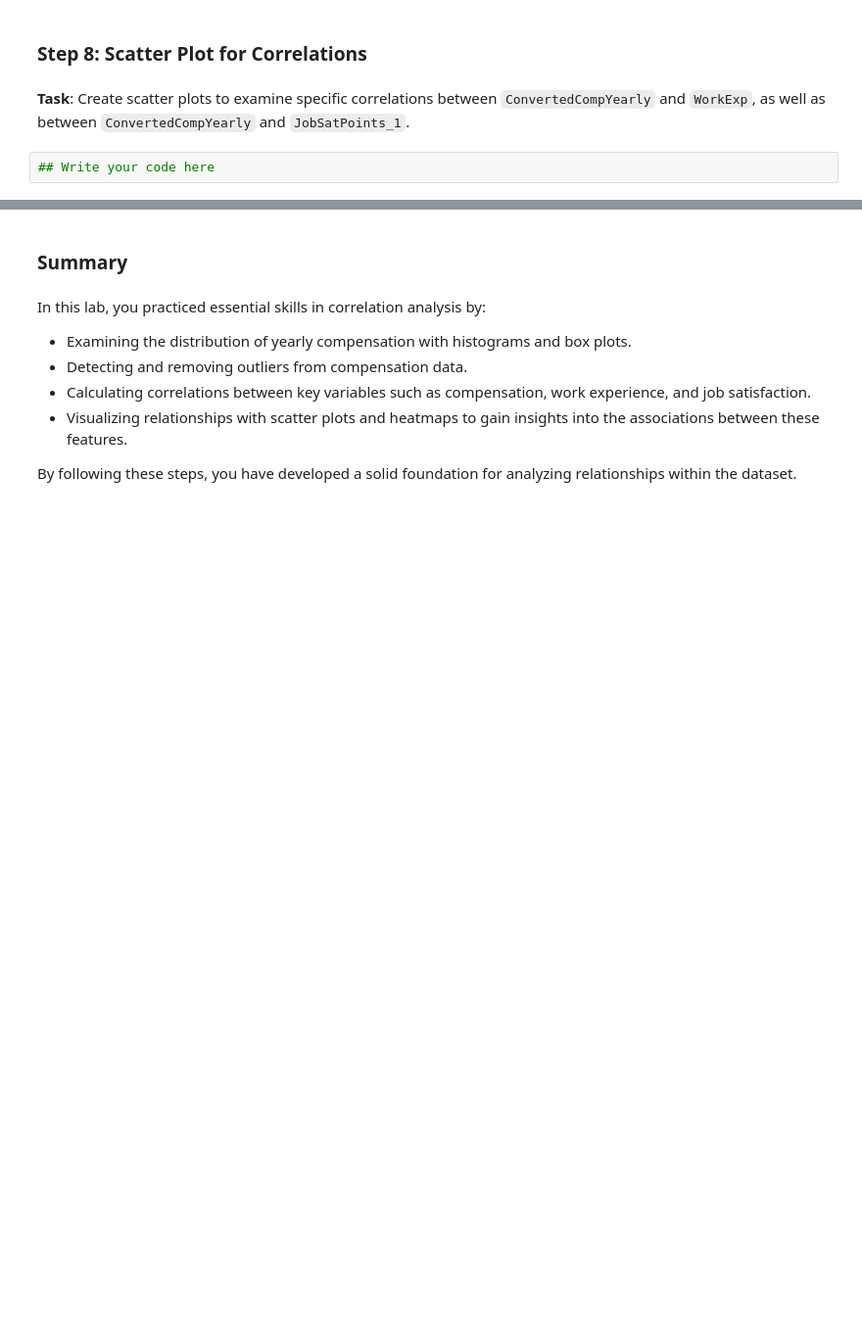
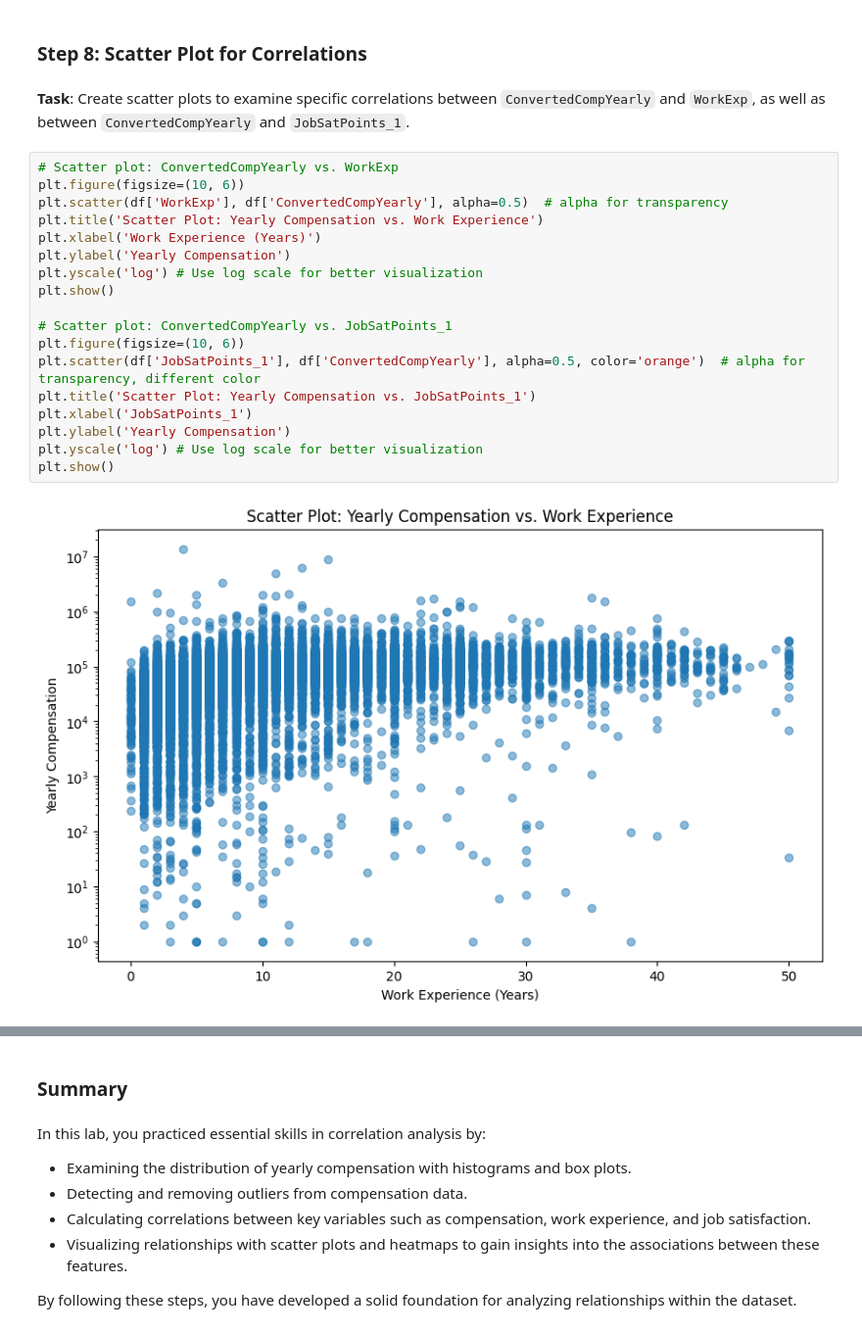
Before and after one commit to jahiduljinat/IBM-capstone-project, a Jupyter notebook: Lab 13 Finding Correlation.ipynb, the cells around one changed output, grey strips where cells are left out. Shown at 98% size. Saved outputs shown, nothing was run; the diff lists cells and outputs as text; blank space fills up the shorter version.

```diff
--- a/Lab 13 Finding Correlation.ipynb
+++ b/Lab 13 Finding Correlation.ipynb
@@ -234,5 +255,23 @@ New DataFrame size after removing outliers: (22457, 115)
 <h3>Step 8: Scatter Plot for Correlations</h3>
 # %% [markdown]
 **Task**: Create scatter plots to examine specific correlations between `ConvertedCompYearly` and `WorkExp`, as well as between `ConvertedCompYearly` and `JobSatPoints_1`.
-# %%
-## Write your code here
+# %%
+# Scatter plot: ConvertedCompYearly vs. WorkExp
+plt.figure(figsize=(10, 6))
+plt.scatter(df['WorkExp'], df['ConvertedCompYearly'], alpha=0.5)  # alpha for transparency
+plt.title('Scatter Plot: Yearly Compensation vs. Work Experience')
+plt.xlabel('Work Experience (Years)')
+plt.ylabel('Yearly Compensation')
+plt.yscale('log') # Use log scale for better visualization
+plt.show()
+
+# Scatter plot: ConvertedCompYearly vs. JobSatPoints_1
+plt.figure(figsize=(10, 6))
+plt.scatter(df['JobSatPoints_1'], df['ConvertedCompYearly'], alpha=0.5, color='orange')  # alpha for transparency, different color
+plt.title('Scatter Plot: Yearly Compensation vs. JobSatPoints_1')
+plt.xlabel('JobSatPoints_1')
+plt.ylabel('Yearly Compensation')
+plt.yscale('log') # Use log scale for better visualization
+plt.show()
+# %% [output]
+[figure, added]
```
Also changed, not shown: parts of 3 cells of this notebook.
